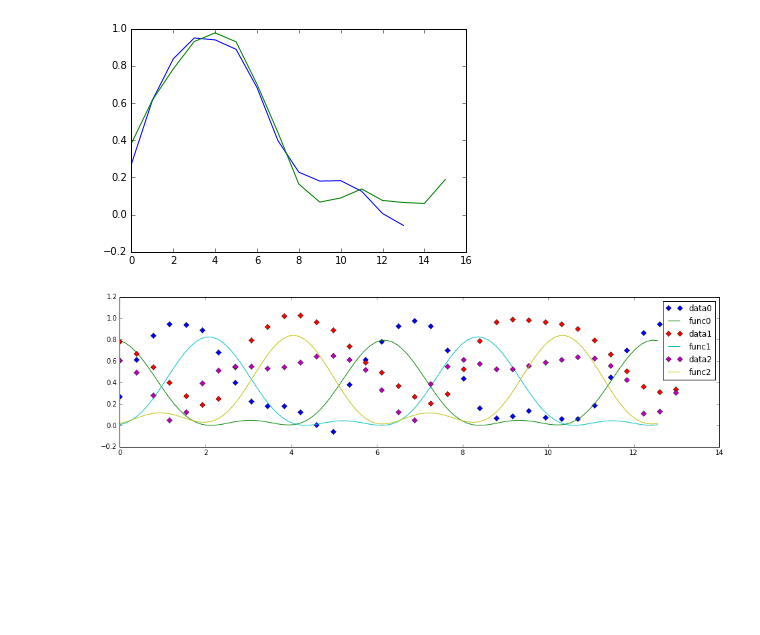
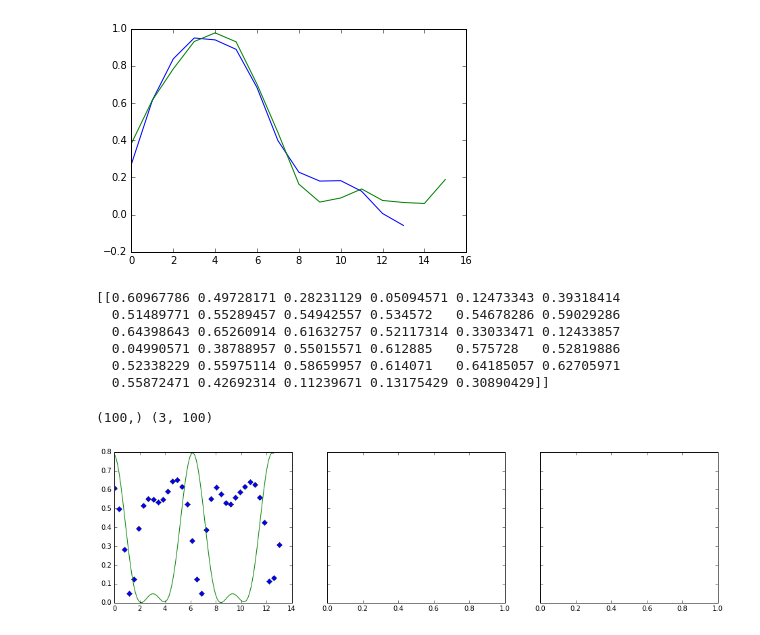
Before and after one commit to DaniloZZZ/quantTechLab, a Jupyter notebook: Fit/Vis-Anneal.ipynb, the cells around one changed output. Cells and saved outputs as stored; diff of their text form; code cells hidden in the pictures; blank space fills up the shorter version.

Commit message:
added fitting of device func to data

```diff
--- a/Fit/Vis-Anneal.ipynb
+++ b/Fit/Vis-Anneal.ipynb
@@ -37,13 +40,17 @@ for i in exp_points:
 me_min, ampl, per = 43, 110-40, 120
 start_exp, end_exp = 10, 45
 data = exp_points[:, start_exp:end_exp]
-pts = times[start_exp:end_exp]-times[start_exp]
+pts = times[start_exp:end_exp]#-times[start_exp]
+pts_true = [ times_true[i][start_exp:end_exp] for i in range(len(filenames))]
 
 data = data - me_min
 data /= ampl
-pts = pts/120*2*np.pi
+#pts = pts/120*2*np.pi
 for i in data:
     plt.plot(pts,i)
+s= np.sum(data,axis=0)
+print(max(s)/min(s))
+plt.plot(pts,np.sum(data,axis=0))
 l = len(pts)
 print('Data points used:',l)
 # %% [output]
@@ -64,0 +60,13 @@ plt.acorr(data[0])
+# %%
+f = []
+for i in range(len(data)):
+    f.append(interp1d(pts_true[i], data[i], kind='cubic'))
+
+x_new = np.linspace(90,320,200)
+plt.figure(figsize=(15,8))
+for i in f:
+    plt.plot(x_new,i(x_new))
+for i in range(len(data)):
+    plt.plot(pts_true[i],data[i],'D')
+for i in data:
+    plt.plot(pts,i,'.')
@@ -64,0 +75,8 @@ plt.acorr(data[0])
+# %%
+
+deltas = []
+n =2
+for i in range(len(times_true[n])-1):
+    deltas.append(times_true[n][i+1] - times_true[n][i])
+print(deltas)
+plt.plot(deltas)
@@ -86,24 +133,36 @@ plt.plot(data[0][14:30])
 120 11.668611435239207
 [<matplotlib.lines.Line2D at 0x...>]
 [figure]
+# %%
+
+data = np.array([data[2]])
+print(data)
+# %% [output]
+[[0.60967786 0.49728171 0.28231129 0.05094571 0.12473343 0.39318414
+  0.51489771 0.55289457 0.54942557 0.534572   0.54678286 0.59029286
+  0.64398643 0.65260914 0.61632757 0.52117314 0.33033471 0.12433857
+  0.04990571 0.38788957 0.55015571 0.612885   0.575728   0.52819886
+  0.52338229 0.55975114 0.58659957 0.614071   0.64185057 0.62705971
+  0.55872471 0.42692314 0.11239671 0.13175429 0.30890429]]
 # %%
 def func(x):
     return np.abs(np.square(prob_part(0,0,0,0,phi=x)))
-def plot3(func,on_same=False):
+def plot3(func,on_same=False,data_len=3):
     lin,d = sampl(func,0,12.56,100)
     d = np.array(d).T
     %matplotlib inline
     fs=(16,4)
     if on_same:
         plt.figure(figsize=fs)
         ax =[plt,plt,plt]
     else:
         f,ax = plt.subplots(1,3,figsize=fs,sharey=True)
-    for i in range(3):
+    for i in range(data_len):
         ax[i].plot(pts,data[i],'D',label='data%i'%i)
+        print(lin.shape,d.shape)
         ax[i].plot(lin,d[i],label='func%i'%i)
     plt.legend()
-
-plot3(func,on_same=True)
+plot3(func,on_same=False,data_len=1)
 # %% [output]
+(100,) (3, 100)
-[figure, old version]
+[figure, new version]
```
Also changed, not shown: parts of 20 cells of this notebook, 4 other files.
